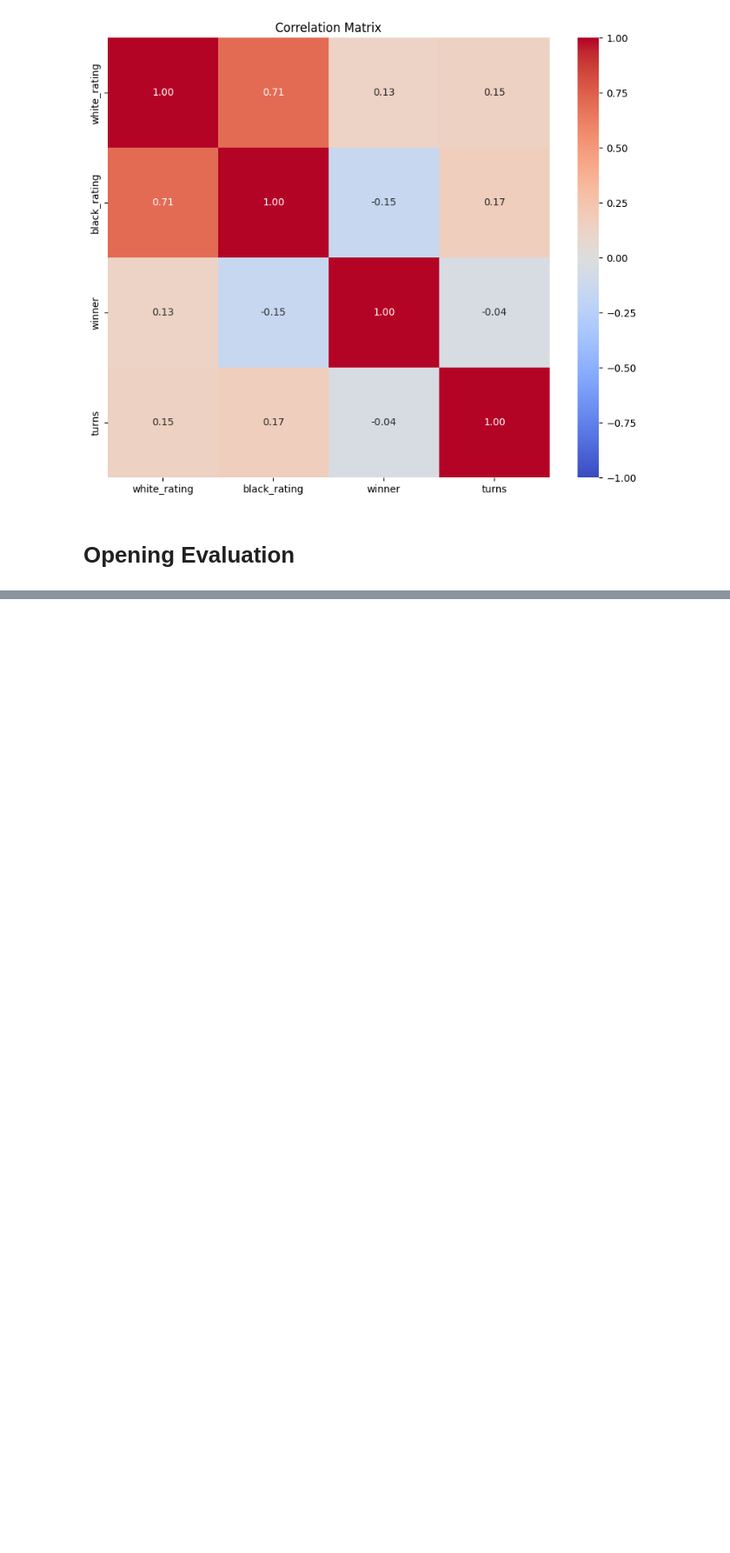
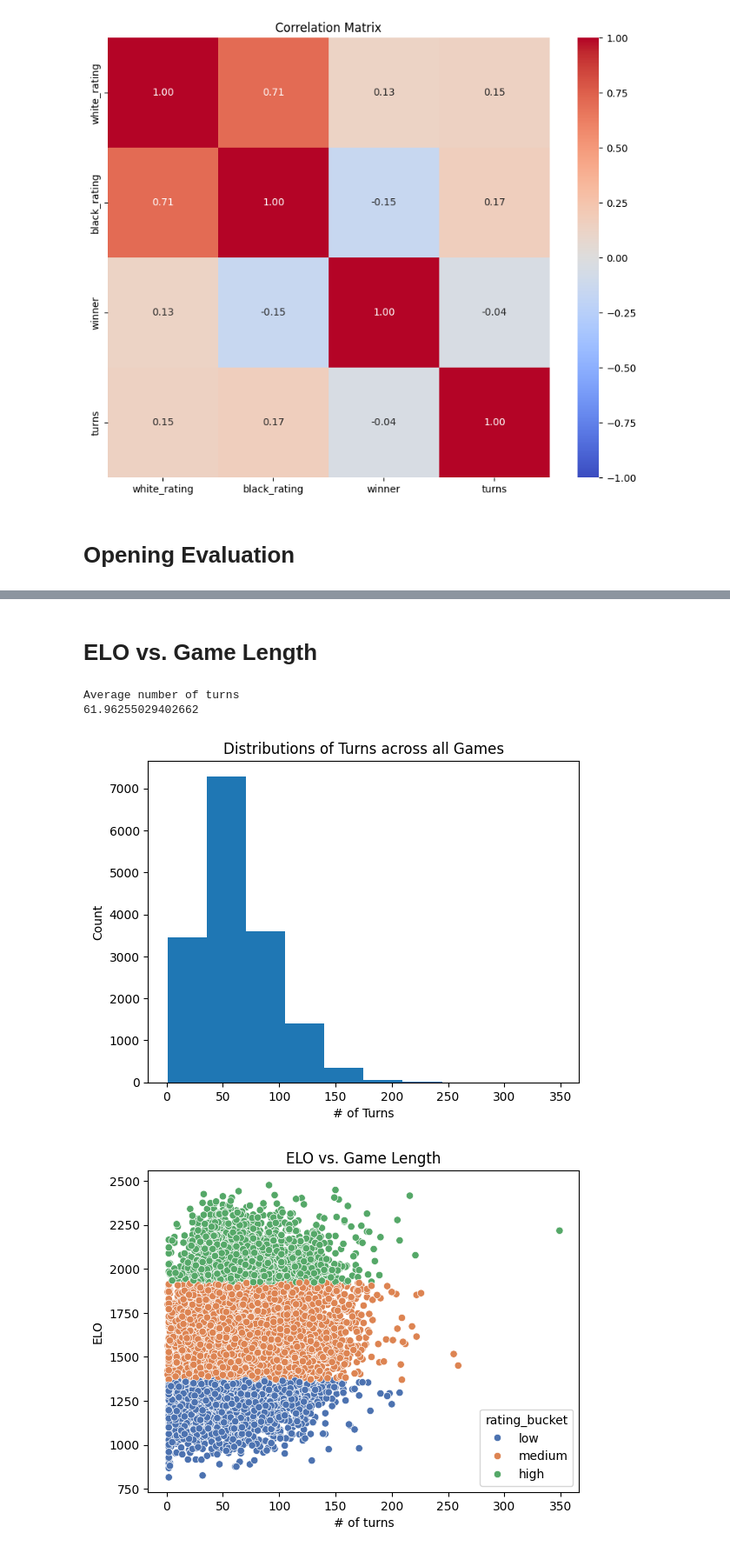
Before and after one commit to T-hawk/chess-ds-final, a Jupyter notebook: kahlil-notebook.ipynb, the cells around one changed output, grey strips where cells are left out. Shown at 87% size. Cells and saved outputs as stored; diff of their text form; code cells hidden in the pictures; blank space fills up the shorter version.

```diff
--- a/kahlil-notebook.ipynb
+++ b/kahlil-notebook.ipynb
@@ -45,7 +45,13 @@ chess_data["victory_status"] = chess_data["victory_status"].map({"resign": 0, "m
 # Convert moves column to array of moves
 chess_data["moves"] = chess_data["moves"].str.split(" ")
 # Assume average game rating (averge of player ratings)
-chess_data["avg_rating"] = [int((chess_data["black_rating"].iloc[r] + chess_data["white_rating"].iloc[r])/2) for r in range(len(chess_data))]
+chess_data["game_rating"] = (chess_data["white_rating"] + chess_data["black_rating"]) / 2
+
+chess_data["rating_bucket"] = pd.cut(
+    chess_data["game_rating"],
+    bins=3,
+    labels=["low", "medium", "high"]
+)
 
 chess_data.head()
 # %% [output]
@@ -189,0 +162,23 @@ D35                 19.052559      3 -0.666667
+# %% [markdown]
+# ELO vs. Game Length
+# %%
+# Turns Visualization
+print("Average number of turns")
+print(chess_data['turns'].mean())
+
+plt.hist(chess_data['turns'])
+plt.title("Distributions of Turns across all Games")
+plt.xlabel("# of Turns")
+plt.ylabel("Count")
+plt.show()
+
+sns.scatterplot(x=chess_data["turns"], y=chess_data["game_rating"], hue=chess_data["rating_bucket"], palette="deep")
+plt.title("ELO vs. Game Length")
+plt.xlabel("# of turns")
+plt.ylabel("ELO")
+plt.show()
+# %% [output]
+Average number of turns
+61.96255029402662
+[figure, added]
+[figure, added]
```
Also changed, not shown: parts of 3 cells of this notebook, 1 other file.
